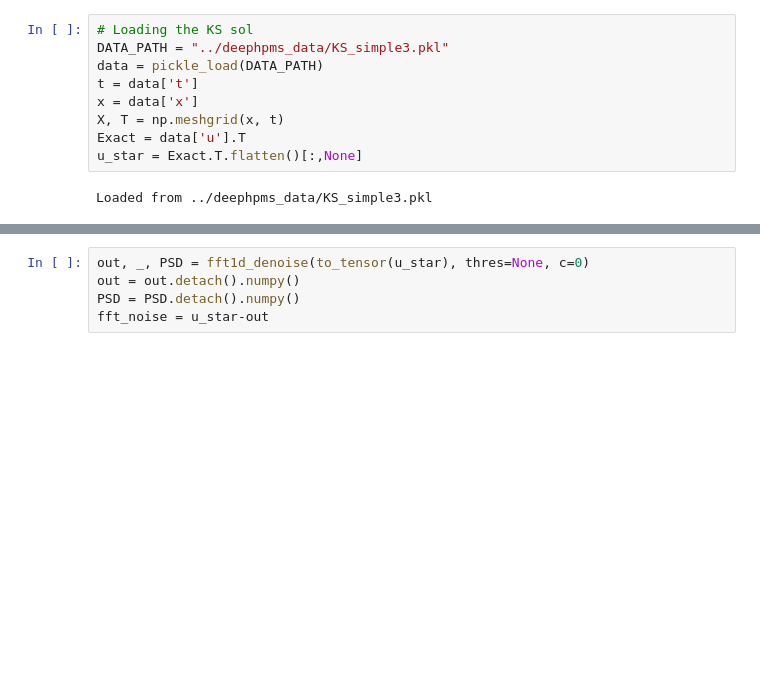
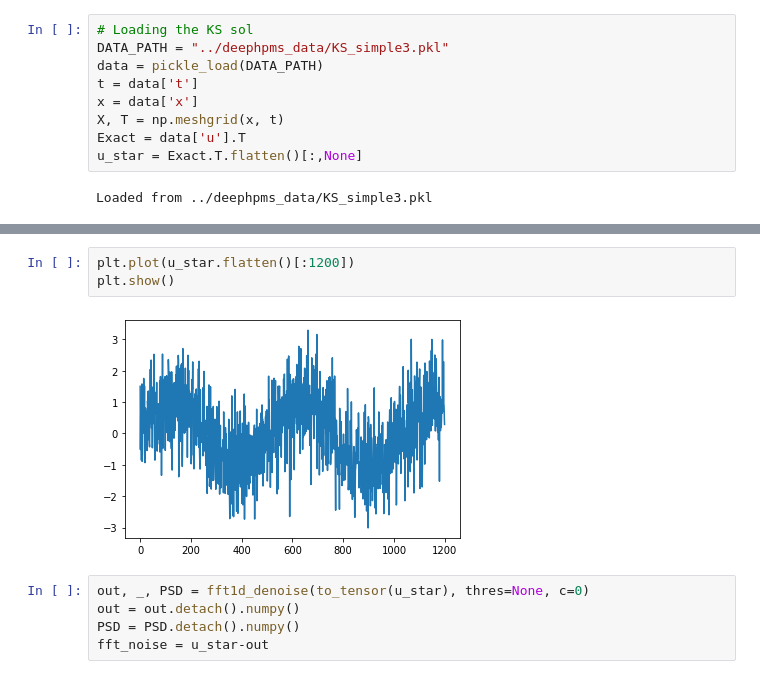
Before and after one commit to Pongpisit-Thanasutives/Multi-task-Physics-informed-neural-networks, a Jupyter notebook: inverse_small_KS/fft vs ae on labels.ipynb, the cells around one changed output, grey strips where cells are left out. Drawn from its saved outputs; the diff is of its cells as text; blank space fills up the shorter version.

```diff
--- a/inverse_small_KS/fft vs ae on labels.ipynb
+++ b/inverse_small_KS/fft vs ae on labels.ipynb
@@ -71,3 +71,8 @@ Robust PCA Loss: 1.5089494224175295e-34
+# %%
+plt.plot(u_star.flatten()[:1200])
+plt.show()
+# %% [output]
+[figure, added]
 # %%
 out, _, PSD = fft1d_denoise(to_tensor(u_star), thres=None, c=0)
 out = out.detach().numpy()
```
Also changed, not shown: parts of 8 cells of this notebook, 7 other files.
